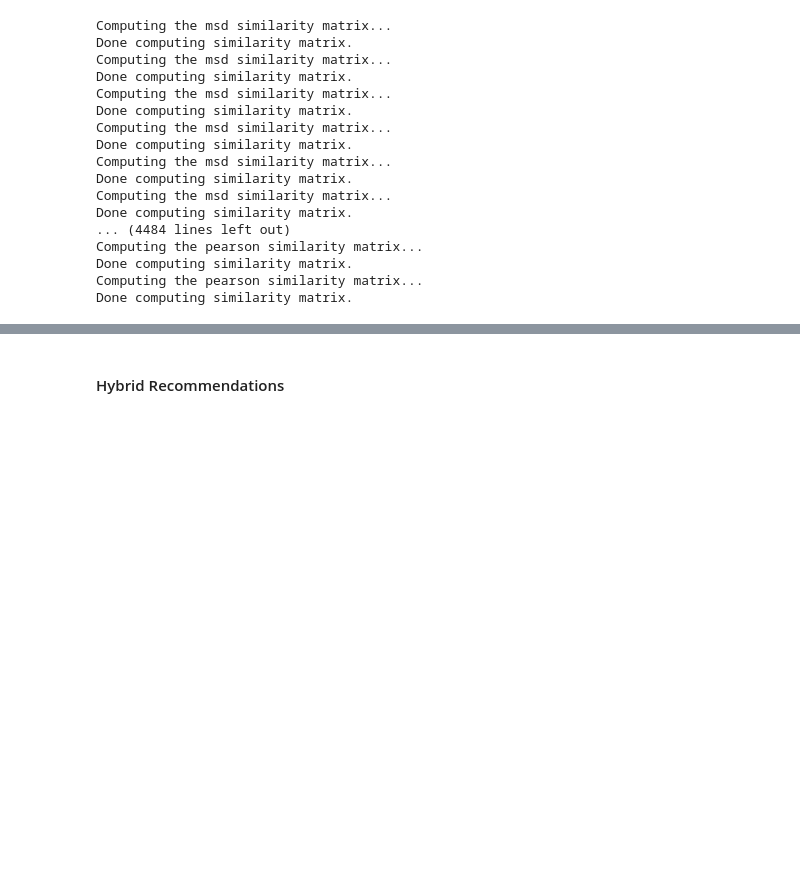
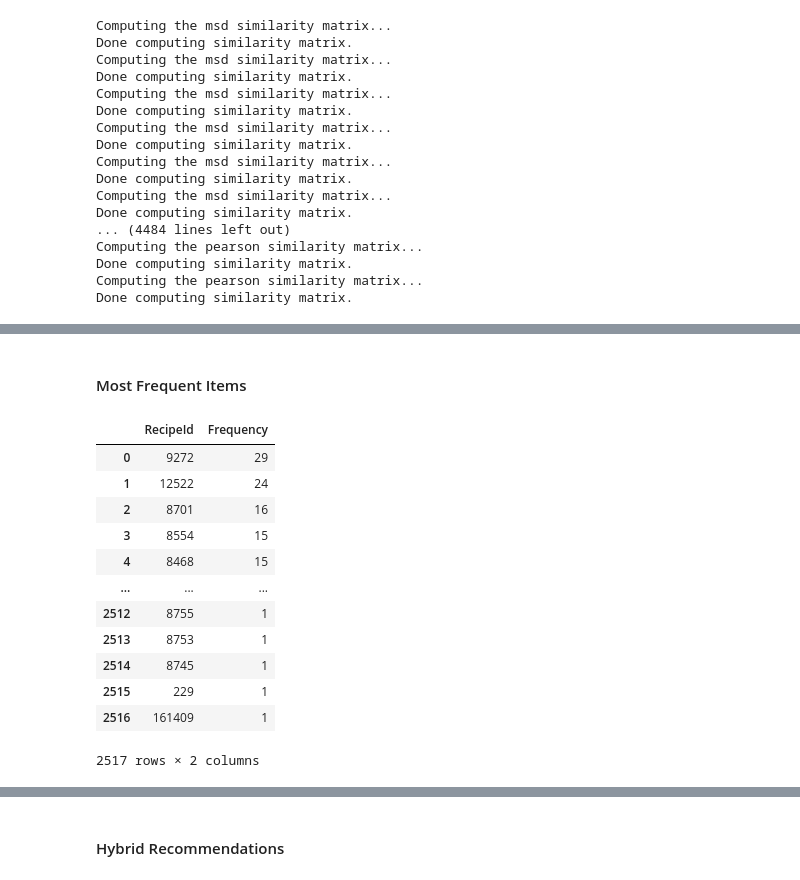
Before and after one commit to fadilmr/SysRec-FoodHybrid, a Jupyter notebook: FoodHybrid.ipynb, the cells around one changed output, grey strips where cells are left out. Drawn from its saved outputs; the diff is of its cells as text; code cells hidden in the pictures; blank space fills up the shorter version.

```diff
--- a/FoodHybrid.ipynb
+++ b/FoodHybrid.ipynb
@@ -531,0 +551,20 @@ predict_rating(random_user, random_item)
+# %% [markdown]
+#### Most Frequent Items
+# %%
+# make a new dataframe that contains RecipeId and frequency of RecipeId in df_reviews_cleaned
+df_recipe_frequency = df_reviews_cleaned['RecipeId'].value_counts().rename_axis('RecipeId').reset_index(name='Frequency')
+df_recipe_frequency
+# %% [output]
+|  | RecipeId | Frequency |
+| 0 | 9272 | 29 |
+| 1 | 12522 | 24 |
+| 2 | 8701 | 16 |
+| 3 | 8554 | 15 |
+| 4 | 8468 | 15 |
+| ... | ... | ... |
+| 2512 | 8755 | 1 |
+| 2513 | 8753 | 1 |
+| 2514 | 8745 | 1 |
+| 2515 | 229 | 1 |
+| 2516 | 161409 | 1 |
+2517 rows × 2 columns
```
Also changed, not shown: parts of 24 cells of this notebook.
